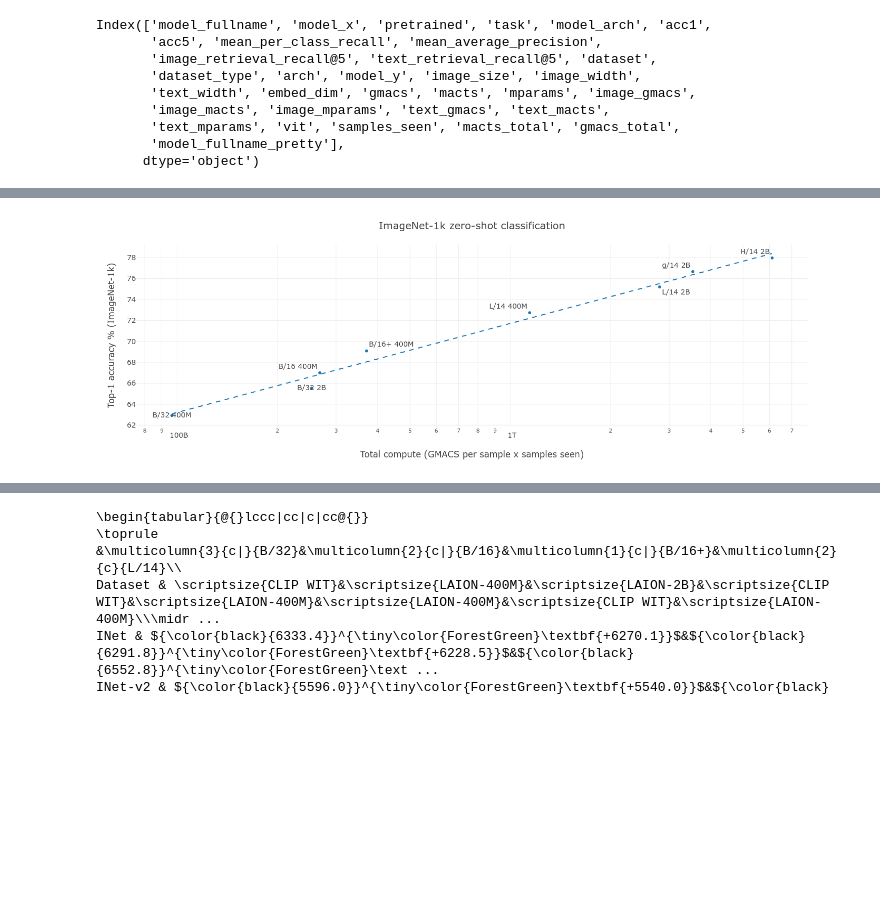
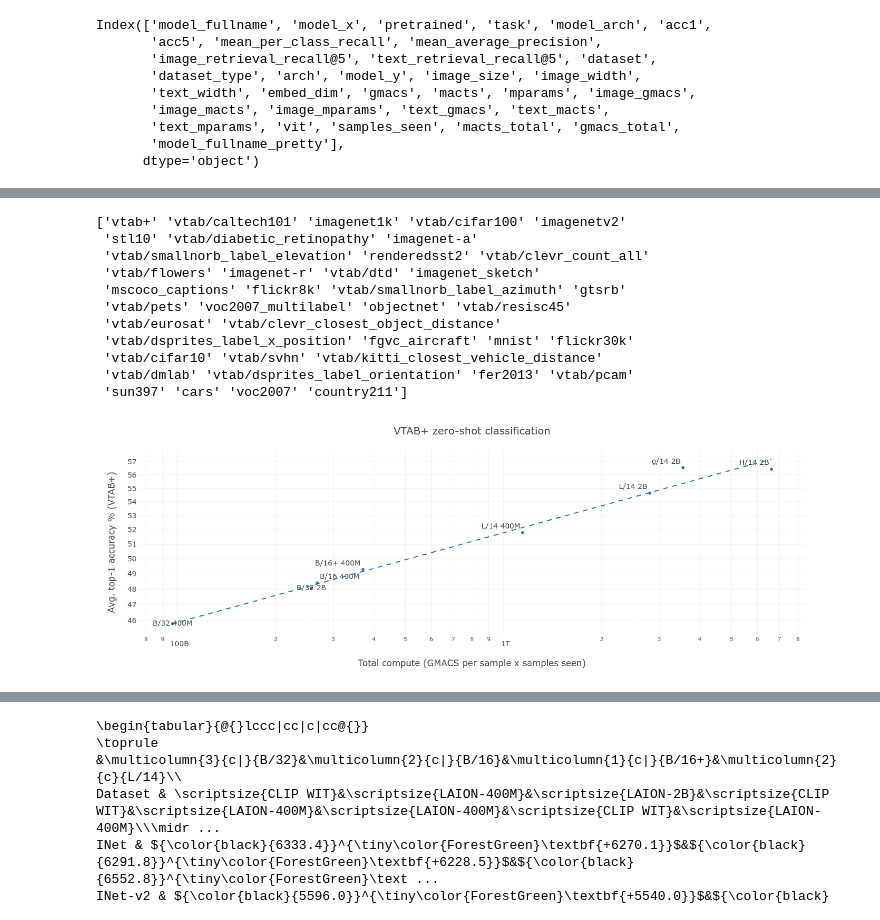
Before and after one commit to LAION-AI/CLIP_benchmark, a Jupyter notebook: benchmark/laion5b-paper.ipynb, the cells around one changed output, grey strips where cells are left out. Cells and saved outputs as stored; diff of their text form; code cells hidden in the pictures; blank space fills up the shorter version.

```diff
--- a/benchmark/laion5b-paper.ipynb
+++ b/benchmark/laion5b-paper.ipynb
@@ -287,8 +253,9 @@ d = d.groupby(["model_fullname", "model", "pretrained", "task", "model_arch"]).a
 d["dataset"] = "vtab+"
 assert nb_tasks_vtab_plus == 35
 df = pd.concat((d,df))
-
-df["acc1"] *= 100
+#df["acc1"] *= 100
+#df["acc5"] *= 100
+#df["acc5"] *= 100
 df["arch"] =  df["model_fullname"].apply(extract_arch)
 df = pd.merge(df, act, left_on="arch", right_on="model")
 df["samples_seen"] = df["model_fullname"].apply(extract_samples_seen)
@@ -327,53 +298,73 @@ open_clip_results[open_clip_results.downstream_dataset=="imagenet1k"].sort_value
 # %%
 import plotly.express as px
-#target = "vtab+"
-target = "imagenet1k"
+
+target = "vtab+"
+#target = "imagenet1k"
+#target = "vtab/svhn"
 pretty = {
     "vtab+": "VTAB+",
     "imagenet1k": "ImageNet-1k"
-}[target]
+}.get(target, target)
 slug = {
     "vtab+": "vtab_plus",
-    "imagenet1k": "ImageNet1k"
-}[target]
+    "imagenet1k": "ImageNet1k",
+    "vtab/cifar100": "cifar100",
+}.get(target, target)
+slug = slug.replace("/", "_")
 metric = {
     "vtab+": "Avg. top-1 accuracy",
     "imagenet1k": "Top-1 accuracy",
-}[target]
+}.get(target, "Top-1 accuracy")
+print(df.dataset.unique())
+
 df_target = df[df.dataset==target].copy()
 df_target = df_target[~df_target["model_fullname"].str.contains("openai")]
-
+df_target["acc1"] *= 100
+log_y = True
+log_x = True
 fig = px.scatter(
     data_frame=df_target,
     x='gmacs_total',
     y='acc1',
     text="model_fullname_pretty",
-    log_x=True, log_y=False,
+    log_x=log_x, log_y=log_y,
     hover_name=df_target.index,
     trendline='ols',
-    trendline_options=dict(log_x=True, log_y=False),
+    trendline_options=dict(log_x=log_x, log_y=log_y),
     height=500,
     width=600,
     template="none",
     #range_x=[85*10**9, 1200*10**9],
     #range_x=[80*10**9, 3000*10**9],
 )
 if target == "vtab+":
     #fig.update_traces(textposition=('top left', 'top left', 'top left', 'top left', 'top right')) - previous fig
     fig.update_traces(textposition=('top left','top left', 'top left', 'top left', 'top left', 'top right')) #  new fig
 else:
     fig.update_traces(textposition=('top left', 'top left', 'top left', 'bottom right', 'top right', 'top left'))
 fig.update_layout(
     title_text=f'{pretty} zero-shot classification',
     title_x=0.5,
     xaxis_title='Total compute (GMACS per sample x samples seen)',
     yaxis_title=f'{metric} % ({pretty})',
     font=dict(
          size=14,
     )
 )
 fig.data[1].line.dash = 'dash'
+
 fig.write_image(f"gmacs_vs_top1_{slug}.pdf")
 fig.show()
 # %% [output]
+['vtab+' 'vtab/caltech101' 'imagenet1k' 'vtab/cifar100' 'imagenetv2'
+ 'stl10' 'vtab/diabetic_retinopathy' 'imagenet-a'
+ 'vtab/smallnorb_label_elevation' 'renderedsst2' 'vtab/clevr_count_all'
+ 'vtab/flowers' 'imagenet-r' 'vtab/dtd' 'imagenet_sketch'
+ 'mscoco_captions' 'flickr8k' 'vtab/smallnorb_label_azimuth' 'gtsrb'
+ 'vtab/pets' 'voc2007_multilabel' 'objectnet' 'vtab/resisc45'
+ 'vtab/eurosat' 'vtab/clevr_closest_object_distance'
+ 'vtab/dsprites_label_x_position' 'fgvc_aircraft' 'mnist' 'flickr30k'
+ 'vtab/cifar10' 'vtab/svhn' 'vtab/kitti_closest_vehicle_distance'
+ 'vtab/dmlab' 'vtab/dsprites_label_orientation' 'fer2013' 'vtab/pcam'
+ 'sun397' 'cars' 'voc2007' 'country211']
-[figure, old version]
+[figure, new version]
```
Also changed, not shown: parts of 7 cells of this notebook.
